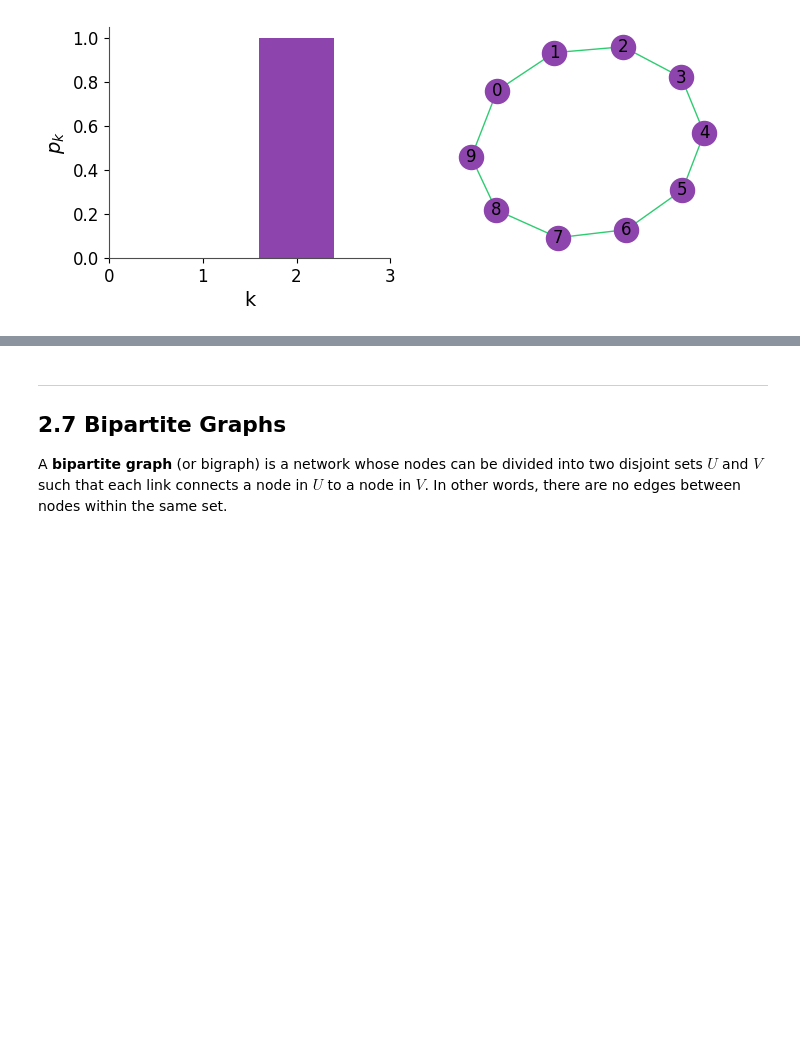
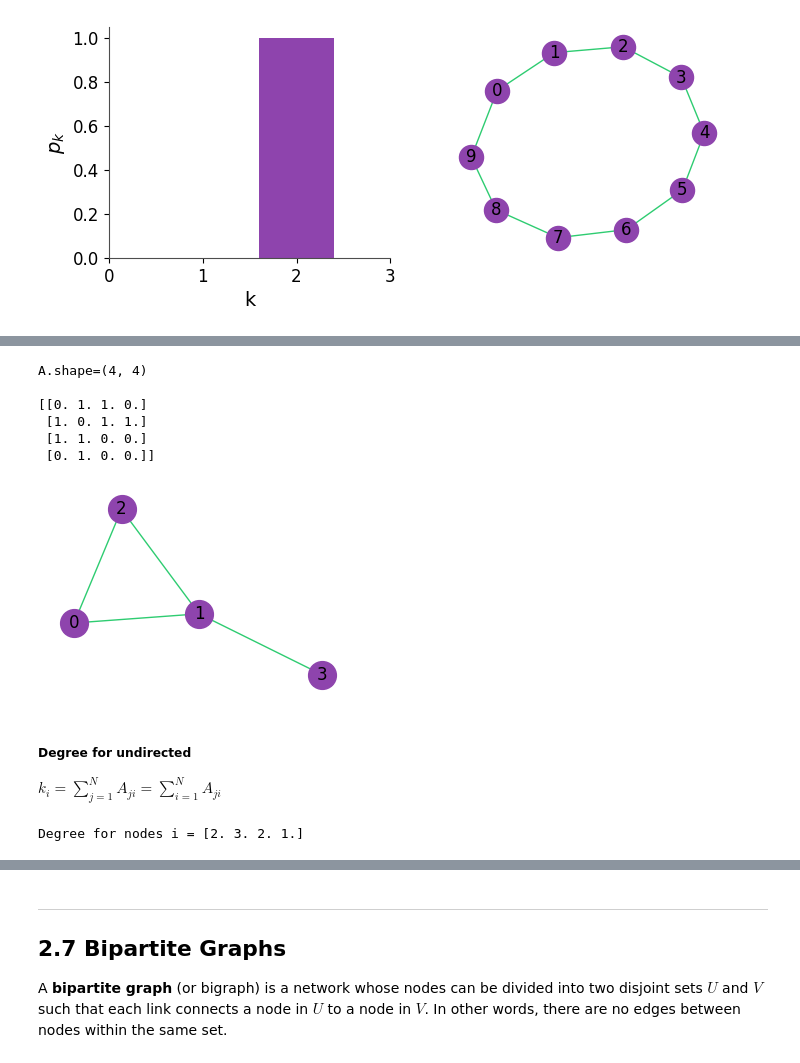
Before and after one commit to grogs84/networkscience, a Jupyter notebook: wip/rChapter2_clean.ipynb, the cells around one changed output, grey strips where cells are left out. Cells and saved outputs as stored; diff of their text form; code cells hidden in the pictures; blank space fills up the shorter version.

```diff
--- a/rChapter2_clean.ipynb
+++ b/wip/rChapter2_clean.ipynb
@@ -16,7 +16,7 @@ NS_PURPLE = "#8e44ad"  # Node color
 NS_GREEN = "#2ecc71"   # Edge color
 NS_ORANGE = "#FF9800"  # Highlight color
 
-plt.rcParams['figure.figsize'] = (4, 3)
+plt.rcParams['figure.figsize'] = (3, 2)
 plt.rcParams.update({
     "axes.spines.top": False,
     "axes.spines.right": False,
@@ -192,0 +201,30 @@ plt.tight_layout()
+# %%
+A = np.array([
+    [0,1,1,0],
+    [1,0,1,1],
+    [1,1,0,0],
+    [0,1,0,0]
+], dtype=float)
+
+print(f"{A.shape=}\n")
+print(A)
+G = rx.PyGraph.from_adjacency_matrix(A)
+mpl_draw(G, node_color=NS_PURPLE, edge_color=NS_GREEN, with_labels=True, node_size=400)
+# %% [output]
+A.shape=(4, 4)
+
+[[0. 1. 1. 0.]
+ [1. 0. 1. 1.]
+ [1. 1. 0. 0.]
+ [0. 1. 0. 0.]]
+[figure, added]
+# %% [markdown]
+##### Degree for undirected
+$k_i = \sum_{j=1}^{N}A_{ji} = \sum_{i=1}^{N}A_{ji}$
+# %%
+# undirected
+ki = np.sum(A, axis=1)
+print(f"Degree for nodes i = {ki}")
+assert np.all(np.sum(A, axis=1) == np.sum(A, axis=0))
+# %% [output]
+Degree for nodes i = [2. 3. 2. 1.]
```
Also changed, not shown: parts of 29 cells of this notebook, 7 other files.
